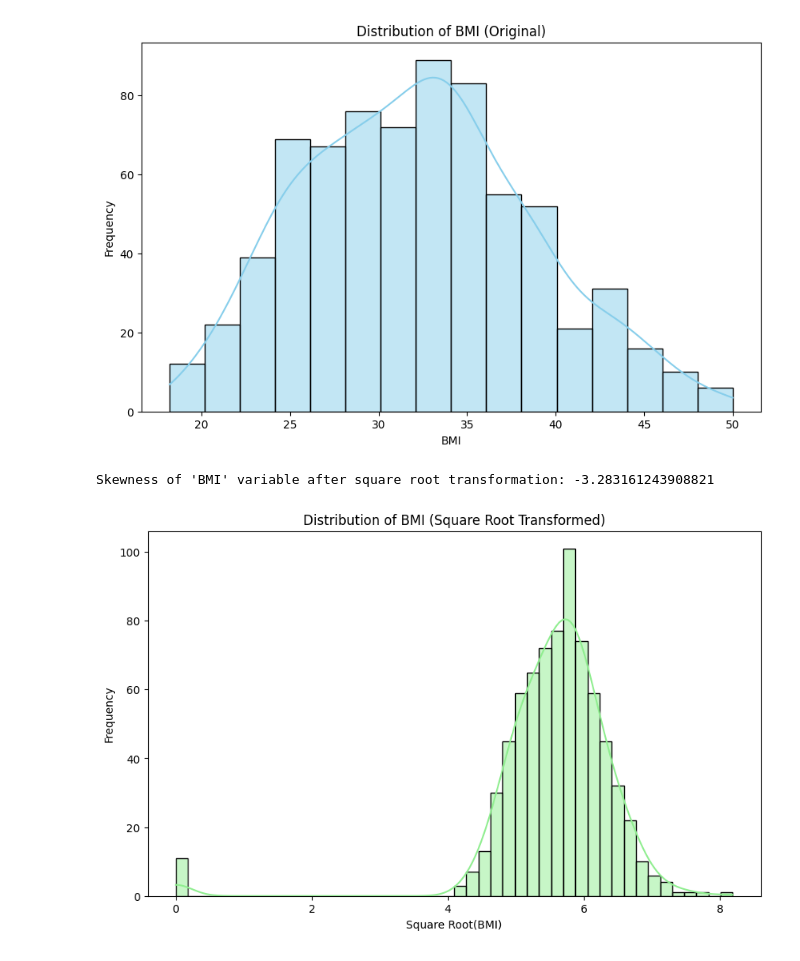
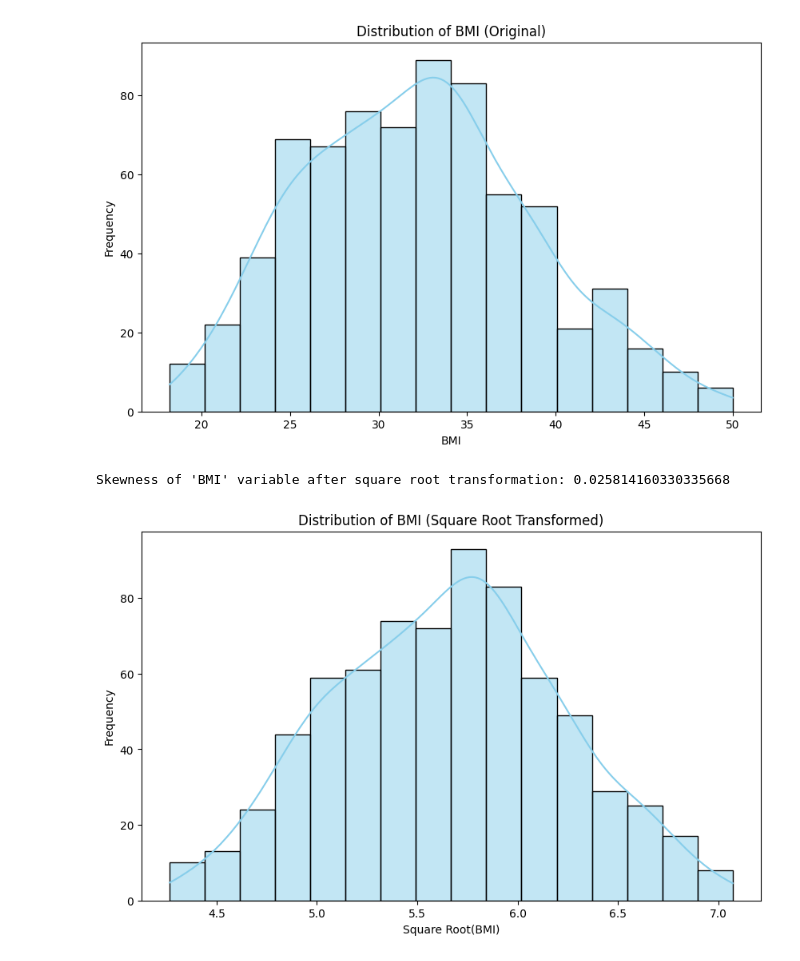
Before and after one commit to Vedantpr0/college, a Jupyter notebook: Data Science Practicals No 2.ipynb, the cells around one changed output. Saved outputs shown, nothing was run; the diff lists cells and outputs as text; code cells hidden in the pictures.

```diff
--- a/Data Science Practicals No 2.ipynb
+++ b/Data Science Practicals No 2.ipynb
@@ -4,7 +4,7 @@ import matplotlib.pyplot as plt
 import seaborn as sns
 import numpy as np
 # %%
-df=pd.read_csv("datasets/diabetes_modified.csv")
+df=pd.read_csv("diabetes_modified.csv")
 # %%
 df.head(2)
 # %% [output]
@@ -120,20 +121,20 @@ plt.show()
 # %%
 
 # square root transformation
-df['BMI_sqrt'] = np.sqrt(df['BMI'])
+df_filtered.loc['BMI_sqrt'] = np.sqrt(df_filtered['BMI'])
 
 # skewness after transformation
-transformed_skewness = df['BMI_sqrt'].skew()
-print("Skewness of 'BMI' variable after square root transformation:", transformed_skewness)
+transformed_skewness = df_filtered['BMI_sqrt'].skew()
+print(f"Skewness of 'BMI' variable after square root transformation: {transformed_skewness}\n\n" )
 # %% [output]
-Skewness of 'BMI' variable after square root transformation: -3.283161243908821
+Skewness of 'BMI' variable after square root transformation: 0.025814160330335668
 # %%
 # Plot
 plt.figure(figsize=(10, 6))
-sns.histplot(df['BMI_sqrt'], kde=True, color='lightgreen')
+sns.histplot(df_filtered['BMI_sqrt'], kde=True, color='skyblue')
 plt.title('Distribution of BMI (Square Root Transformed)')
 plt.xlabel('Square Root(BMI)')
 plt.ylabel('Frequency')
 plt.show()
 # %% [output]
-[figure, old version]
+[figure, new version]
```
Also changed, not shown: parts of 1 cell of this notebook, 7 other files.
